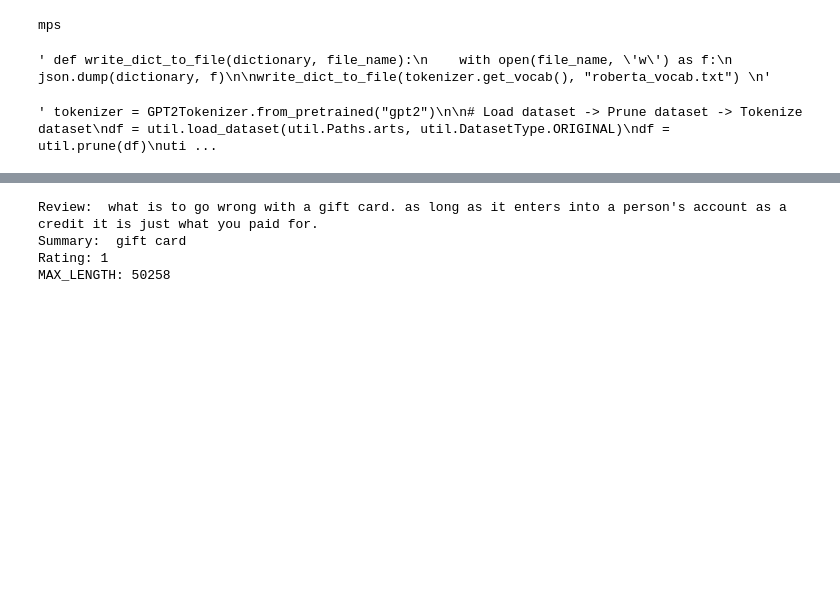
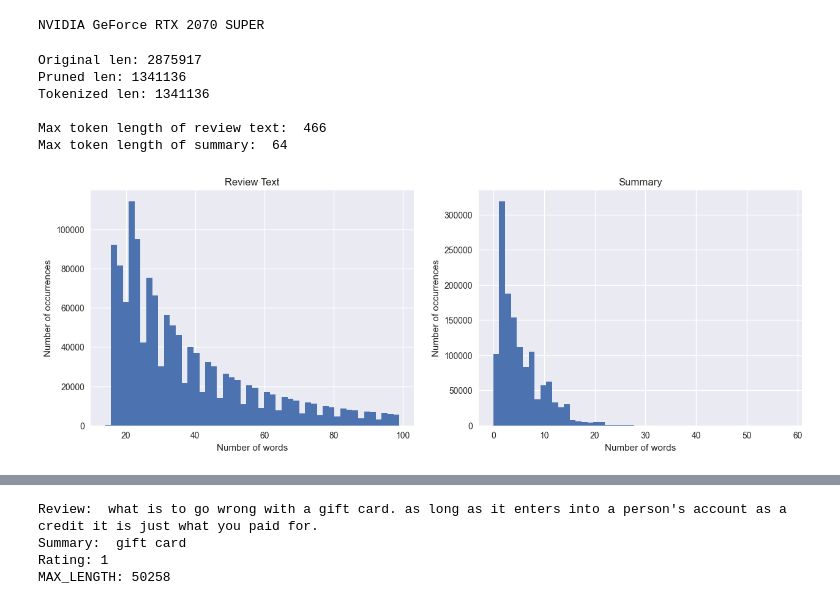
Before and after one commit to JnsJensen/review-summariser, a Jupyter notebook: summariser.ipynb, the cells around one changed output, grey strips where cells are left out. Cells and saved outputs as stored; diff of their text form; code cells hidden in the pictures; blank space fills up the shorter version.

Commit message:
feat(train): counting runs, improved pruning - by words

```diff
--- a/summariser.ipynb
+++ b/summariser.ipynb
@@ -16,9 +16,13 @@ import contractions as ct
 import utility as util
 import json
 import random
+import os
 from torch.utils.tensorboard import SummaryWriter
 # Plotting
 import matplotlib.pyplot as plt
+
+# use seaborn style for matplotlib
+plt.style.use("seaborn")
 
 # Pytorch device
 device = th.device("mps") if th.backends.mps.is_available() else th.device("cuda") if th.cuda.is_available() else th.device("cpu")
@@ -28,36 +32,53 @@ else:
     print(device)
 
 device = th.device("cpu")
+
+fig_dir = "img/"
 # %% [output]
-mps
+NVIDIA GeForce RTX 2070 SUPER
-# %%
-# instantiate roberta tokenizer
-tokenizer = RobertaTokenizer.from_pretrained("roberta-base")
-
-# write dictionary to file
-""" def write_dict_to_file(dictionary, file_name):
-    with open(file_name, 'w') as f:
-        json.dump(dictionary, f)
-
-write_dict_to_file(tokenizer.get_vocab(), "roberta_vocab.txt")
-"""
-# %% [output]
-' def write_dict_to_file(dictionary, file_name):\n    with open(file_name, \'w\') as f:\n        json.dump(dictionary, f)\n\nwrite_dict_to_file(tokenizer.get_vocab(), "roberta_vocab.txt") \n'
 # %%
 # Use simple GPT2 tokenizer for counting tokens
-""" tokenizer = GPT2Tokenizer.from_pretrained("gpt2")
+tokenizer = GPT2Tokenizer.from_pretrained("gpt2")
 
 # Load dataset -> Prune dataset -> Tokenize dataset
 df = util.load_dataset(util.Paths.arts, util.DatasetType.ORIGINAL)
-df = util.prune(df)
-util.save_dataset(df, util.Paths.arts, util.DatasetType.PRUNED)
-df = util.tokenize(df, tokenizer)
+print(f"Original len: {len(df)}")
+df_pruned = util.prune(df)
+print(f"Pruned len: {len(df_pruned)}")
+util.save_dataset(df_pruned, util.Paths.arts, util.DatasetType.PRUNED)
+
+# plot the review and summary word count distribution
+fig, ax = plt.subplots(1, 2, figsize=(15, 5))
+
+text_word_count = df_pruned['reviewText'].apply(lambda x: len(x.split()))
+summary_word_count = df_pruned['summary'].apply(lambda x: len(x.split()))
+
+for ax, data, title in zip(ax.flatten(), [text_word_count, summary_word_count], ['Review Text', 'Summary']):
+    ax.hist(data, bins=50)
+    ax.set_title(title)
+    ax.set_xlabel('Number of words')
+    ax.set_ylabel('Number of occurrences')
+
+plt.show()
+
+# save figure as png and pdf
+fig.savefig(fig_dir + "review_summary_word_count_distribution.png", dpi=300)
+fig.savefig(fig_dir + "review_summary_word_count_distribution.pdf")
+
+df_tokenized = util.tokenize(df_pruned, tokenizer)
+print(f"Tokenized len: {len(df_tokenized)}")
 
 # Find max token length of review text with numpy
-max_review_len = np.max(list(df['reviewText'].apply(list).apply(len)))
+max_review_len = np.max(list(df_tokenized['reviewText'].apply(list).apply(len)))
 print("\nMax token length of review text: ", max_review_len)
 # Find max token length of summary with numpy
-max_summary_len = np.max((list(df['summary'].apply(list).apply(len))))
-print("Max token length of summary: ", max_summary_len) """
+max_summary_len = np.max((list(df_tokenized['summary'].apply(list).apply(len))))
+print("Max token length of summary: ", max_summary_len)
 # %% [output]
-' tokenizer = GPT2Tokenizer.from_pretrained("gpt2")\n\n# Load dataset -> Prune dataset -> Tokenize dataset\ndf = util.load_dataset(util.Paths.arts, util.DatasetType.ORIGINAL)\ndf = util.prune(df)\nuti ...
+Original len: 2875917
+Pruned len: 1341136
+Tokenized len: 1341136
+
+Max token length of review text:  466
+Max token length of summary:  64
+[figure, added]
```
Also changed, not shown: parts of 2 cells of this notebook, 4 other files.
